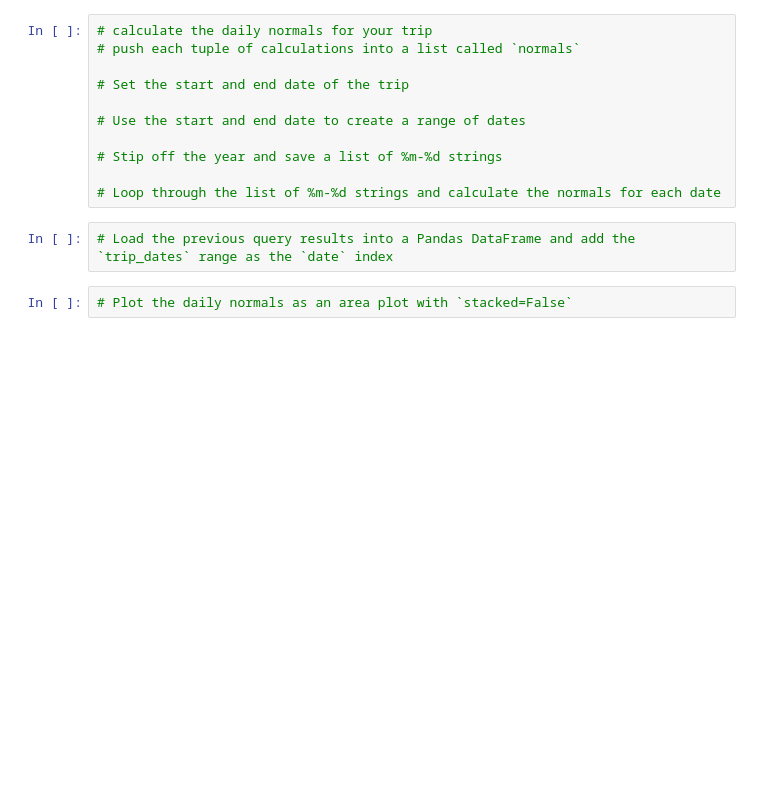
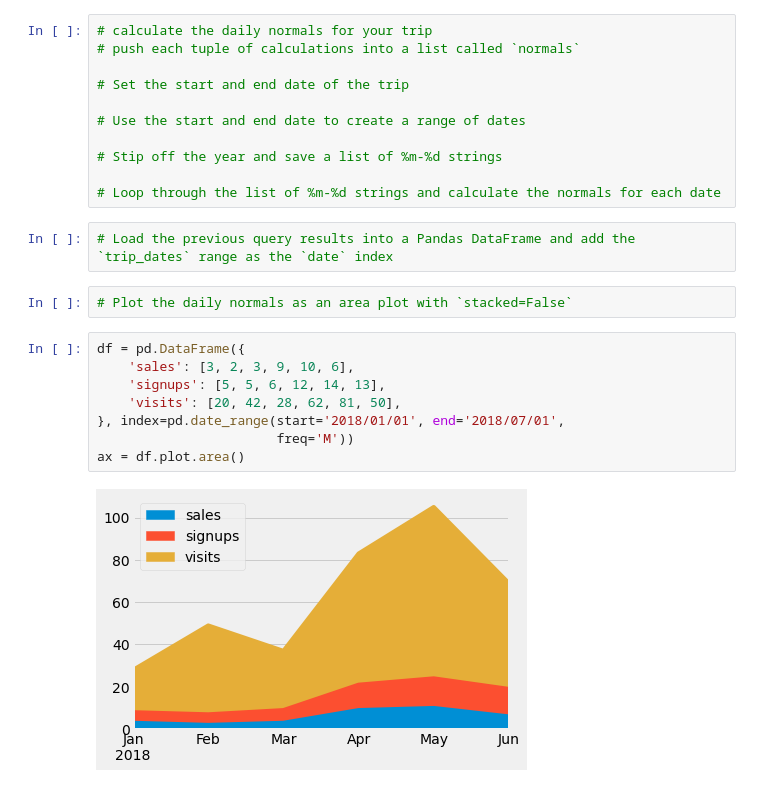
Before and after one commit to rjyobal/sqlalchemy-challenge, a Jupyter notebook: climate_starter.ipynb, the cells around one changed output. Drawn from its saved outputs; the diff is of its cells as text; blank space fills up the shorter version.

```diff
--- a/climate_starter.ipynb
+++ b/climate_starter.ipynb
@@ -320,3 +375,13 @@ daily_normals("01-01")
 # Load the previous query results into a Pandas DataFrame and add the `trip_dates` range as the `date` index
 # %%
 # Plot the daily normals as an area plot with `stacked=False`
+# %%
+df = pd.DataFrame({
+    'sales': [3, 2, 3, 9, 10, 6],
+    'signups': [5, 5, 6, 12, 14, 13],
+    'visits': [20, 42, 28, 62, 81, 50],
+}, index=pd.date_range(start='2018/01/01', end='2018/07/01',
+                       freq='M'))
+ax = df.plot.area()
+# %% [output]
+[figure, added]
```
Also changed, not shown: parts of 5 cells of this notebook, 2 other files.
